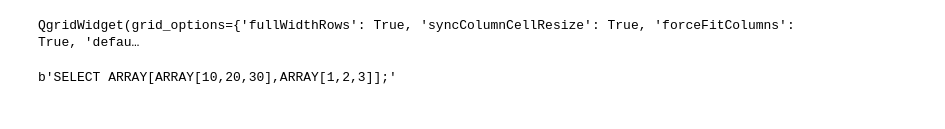
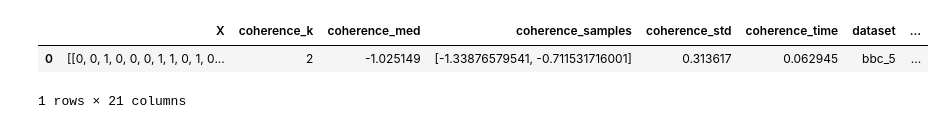
Before and after one commit to MachineTeachingEdu/machine-teaching, a Jupyter notebook: machineteaching/Insert results into database.ipynb, the cells around one changed output. Saved outputs shown, nothing was run; the diff lists cells and outputs as text; code cells hidden in the pictures.

```diff
--- a/machineteaching/Insert results into database.ipynb
+++ b/machineteaching/Insert results into database.ipynb
@@ -7,10 +7,12 @@ import pickle
 
 with open("clustering_bcc.pkl", "rb") as pklfile:
     df = pickle.load(pklfile)
-# %%
-qgrid.show_grid(df)
-# %% [output]
-QgridWidget(grid_options={'fullWidthRows': True, 'syncColumnCellResize': True, 'forceFitColumns': True, 'defau…
+# %%
+df
+# %% [output]
+|  | X | coherence_k | coherence_med | coherence_samples | coherence_std | coherence_time | dataset | ... |
+| 0 | [[0, 0, 1, 0, 0, 0, 1, 1, 0, 1, 0... | 2 | -1.025149 | [-1.33876579541, -0.711531716001] | 0.313617 | 0.062945 | bbc_5 | ... |
+1 rows × 21 columns
 # %%
 connection = psycopg2.connect(user = "machineteaching",
                                   password = "***REMOVED***",
@@ -87,4 +59,0 @@ t = ", ".join(values)
-# %%
-cursor.mogrify("SELECT %s;", ([[10, 20, 30],[1,2,3]], ))
-# %% [output]
-b'SELECT ARRAY[ARRAY[10,20,30],ARRAY[1,2,3]];'
```
Also changed, not shown: parts of 16 cells of this notebook, 1 other file.
